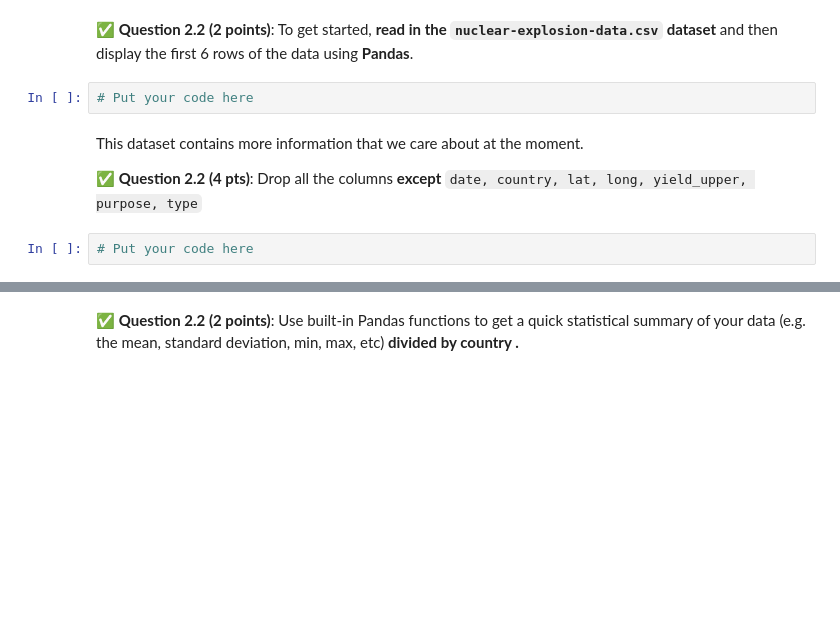
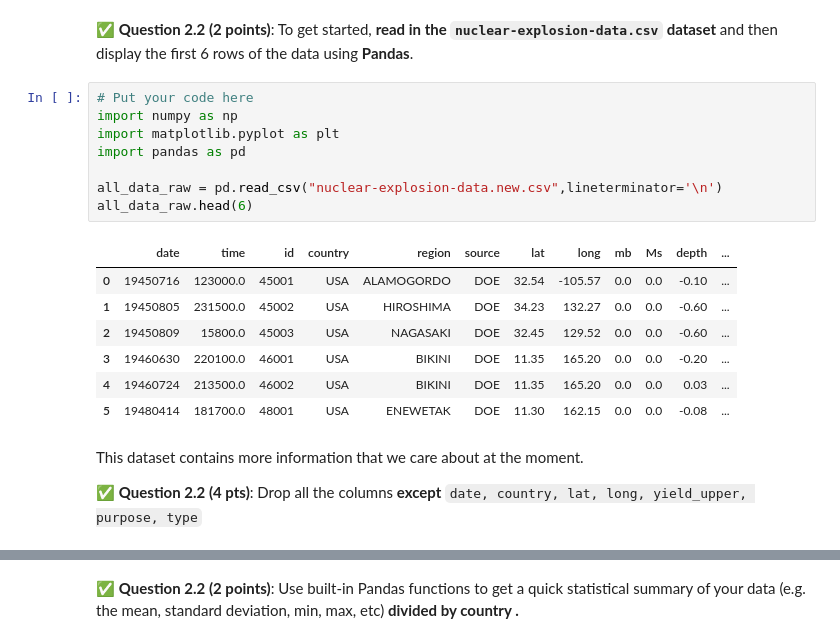
Before and after one commit to Ishan-Baweja/cmse202-XX-turnin, a Jupyter notebook: midterm/CMSE202-Midterm-EXAMPLE_1.ipynb, the cells around one changed output, grey strips where cells are left out. Saved outputs shown, nothing was run; the diff lists cells and outputs as text; blank space fills up the shorter version.

````diff
--- a/midterm/CMSE202-Midterm-EXAMPLE_1.ipynb
+++ b/midterm/CMSE202-Midterm-EXAMPLE_1.ipynb
@@ -113,11 +113,23 @@ Put the command(s) you used for downloading the data files here!
 ```
 # %% [markdown]
 &#9989; **Question 2.2 (2 points)**: To get started, **read in the `nuclear-explosion-data.csv` dataset** and then display the first 6 rows of the data using **Pandas**.
-# %%
-# Put your code here
+# %%
+# Put your code here
+import numpy as np
+import matplotlib.pyplot as plt
+import pandas as pd
+
+all_data_raw = pd.read_csv("nuclear-explosion-data.new.csv",lineterminator='\n')
+all_data_raw.head(6)
+# %% [output]
+|  | date | time | id | country | region | source | lat | long | mb | Ms | depth | ... |
+| 0 | 19450716 | 123000.0 | 45001 | USA | ALAMOGORDO | DOE | 32.54 | -105.57 | 0.0 | 0.0 | -0.10 | ... |
+| 1 | 19450805 | 231500.0 | 45002 | USA | HIROSHIMA | DOE | 34.23 | 132.27 | 0.0 | 0.0 | -0.60 | ... |
+| 2 | 19450809 | 15800.0 | 45003 | USA | NAGASAKI | DOE | 32.45 | 129.52 | 0.0 | 0.0 | -0.60 | ... |
+| 3 | 19460630 | 220100.0 | 46001 | USA | BIKINI | DOE | 11.35 | 165.20 | 0.0 | 0.0 | -0.20 | ... |
+| 4 | 19460724 | 213500.0 | 46002 | USA | BIKINI | DOE | 11.35 | 165.20 | 0.0 | 0.0 | 0.03 | ... |
+| 5 | 19480414 | 181700.0 | 48001 | USA | ENEWETAK | DOE | 11.30 | 162.15 | 0.0 | 0.0 | -0.08 | ... |
 # %% [markdown]
 This dataset contains more information that we care about at the moment.
 
 &#9989; **Question 2.2 (4 pts)**: Drop all the columns **except** `date, country, lat, long, yield_upper, purpose, type`
-# %%
-# Put your code here
````
Also changed, not shown: parts of 7 cells of this notebook.
